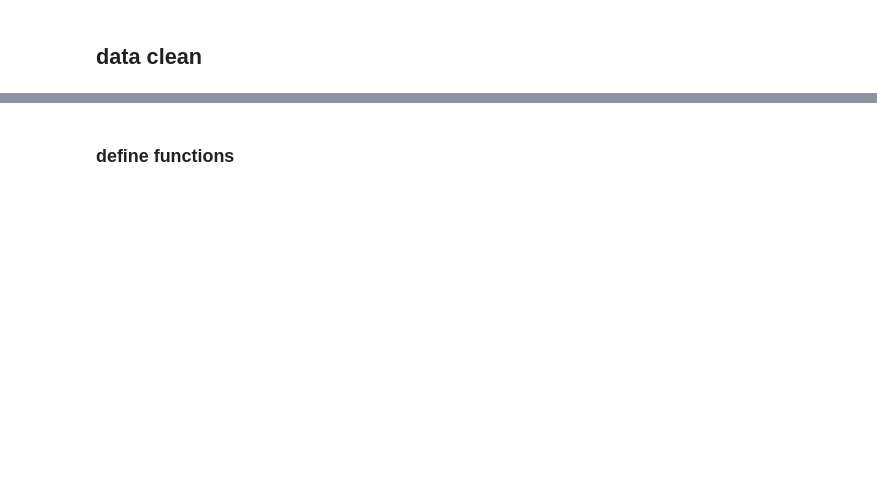
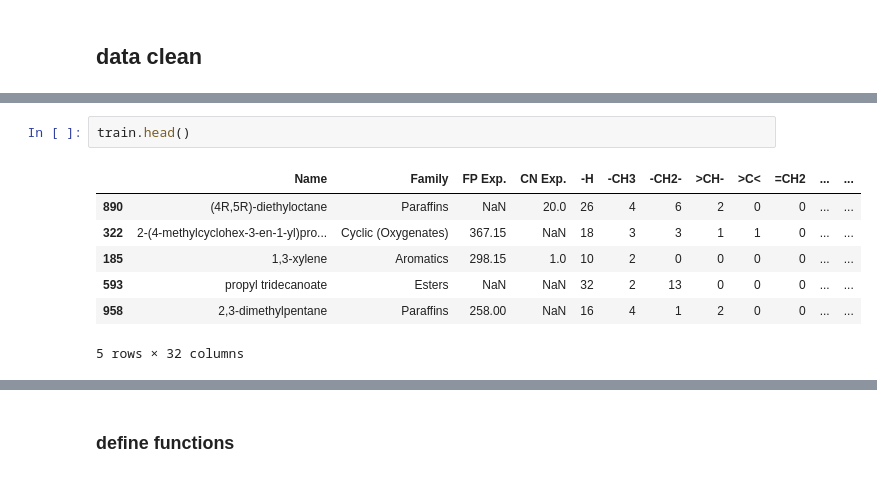
Before and after one commit to Zhangjt9317/Biofuel-Group-Project, a Jupyter notebook: MyProject/Classification_knn.ipynb, the cells around one changed output, grey strips where cells are left out. Cells and saved outputs as stored; diff of their text form; blank space fills up the shorter version.

```diff
--- a/MyProject/Classification_knn.ipynb
+++ b/MyProject/Classification_knn.ipynb
@@ -54,0 +35,10 @@ print(family)
+# %%
+train.head()
+# %% [output]
+|  | Name | Family | FP Exp. | CN Exp. | -H | -CH3 | -CH2- | >CH- | >C< | =CH2 | ... | ... |
+| 890 | (4R,5R)-diethyloctane | Paraffins | NaN | 20.0 | 26 | 4 | 6 | 2 | 0 | 0 | ... | ... |
+| 322 | 2-(4-methylcyclohex-3-en-1-yl)pro... | Cyclic (Oxygenates) | 367.15 | NaN | 18 | 3 | 3 | 1 | 1 | 0 | ... | ... |
+| 185 | 1,3-xylene | Aromatics | 298.15 | 1.0 | 10 | 2 | 0 | 0 | 0 | 0 | ... | ... |
+| 593 | propyl tridecanoate | Esters | NaN | NaN | 32 | 2 | 13 | 0 | 0 | 0 | ... | ... |
+| 958 | 2,3-dimethylpentane | Paraffins | 258.00 | NaN | 16 | 4 | 1 | 2 | 0 | 0 | ... | ... |
+5 rows × 32 columns
```
Also changed, not shown: parts of 25 cells of this notebook.
